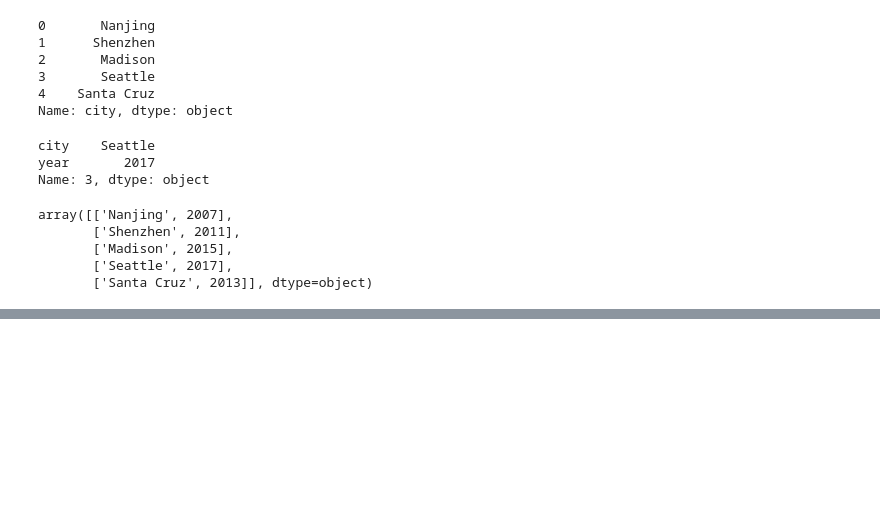
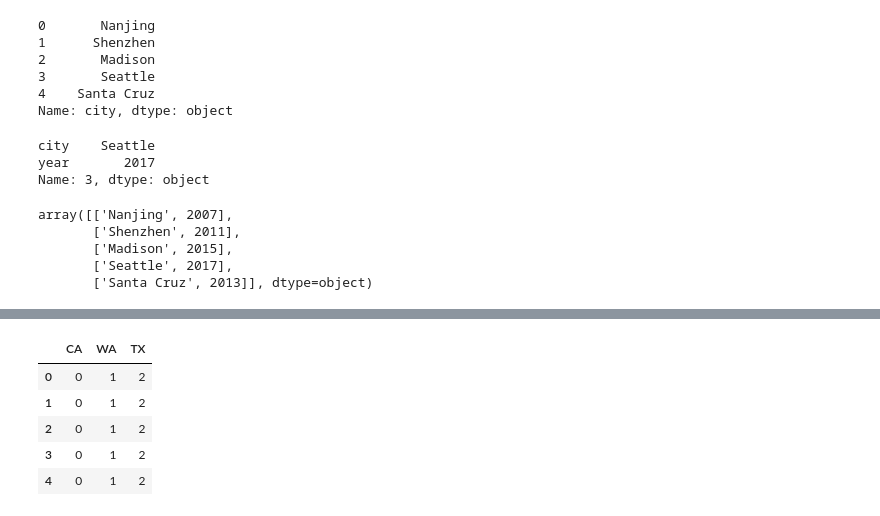
Before and after one commit to dolremi/Python-Notes, a Jupyter notebook: Pandas/Data_Structure.ipynb, the cells around one changed output, grey strips where cells are left out. Drawn from its saved outputs; the diff is of its cells as text; code cells hidden in the pictures; blank space fills up the shorter version.

```diff
--- a/Pandas/Data_Structure.ipynb
+++ b/Pandas/Data_Structure.ipynb
@@ -129,0 +180,2 @@ array([['Nanjing', 2007],
+# %%
+series = frame['CA']
@@ -129,0 +191,9 @@ array([['Nanjing', 2007],
+# %%
+frame.sub(series, axis = 0)
+# %% [output]
+|  | CA | WA | TX |
+| 0 | 0 | 1 | 2 |
+| 1 | 0 | 1 | 2 |
+| 2 | 0 | 1 | 2 |
+| 3 | 0 | 1 | 2 |
+| 4 | 0 | 1 | 2 |
```
Also changed, not shown: parts of 70 cells of this notebook.
